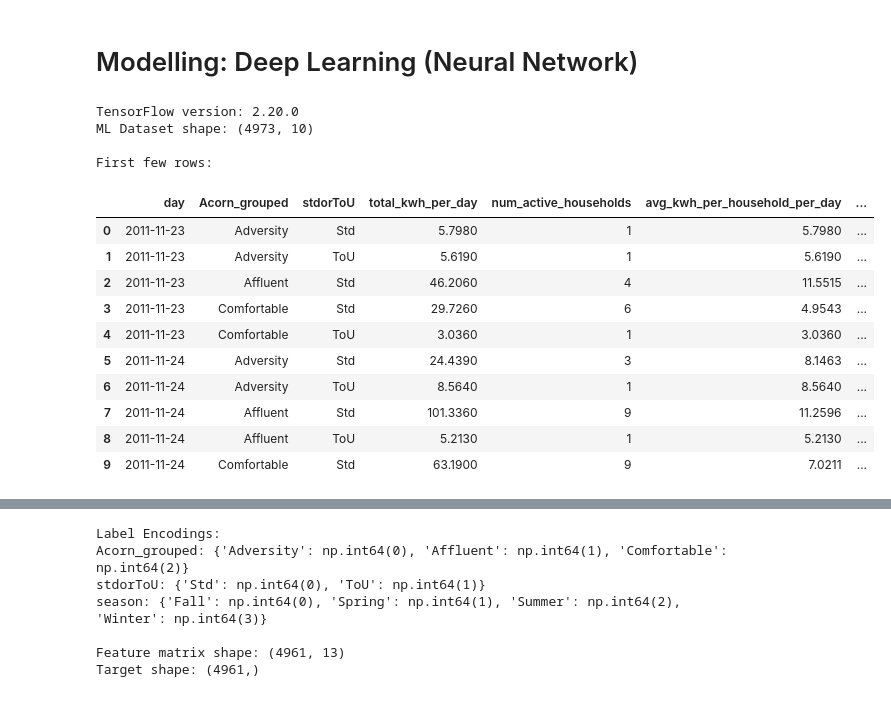
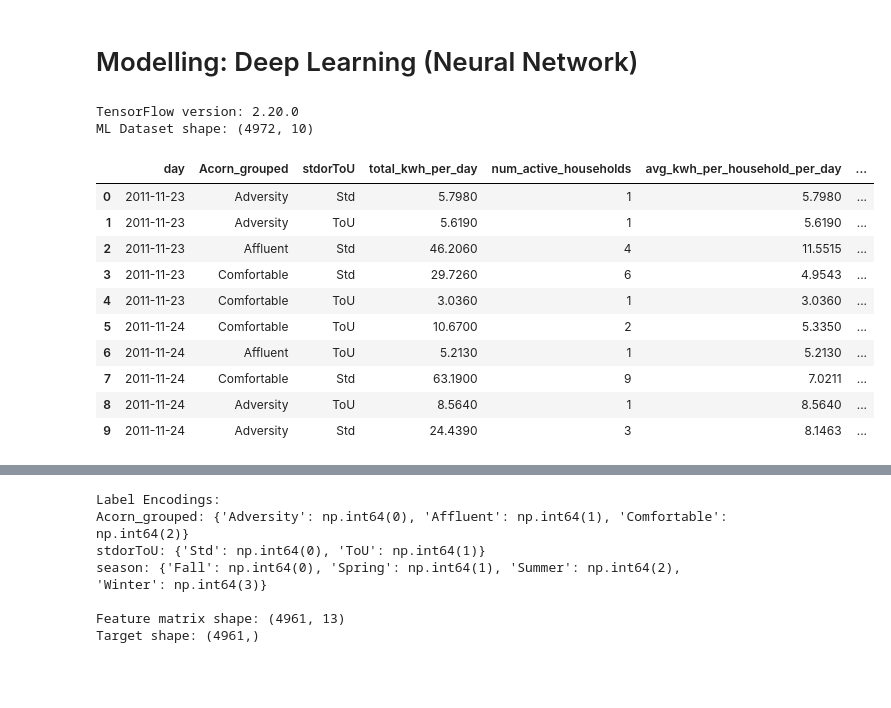
Before and after one commit to MaximeBoulat/TeamProject-530, a Jupyter notebook: Notebooks/Smart_meters_in_London.ipynb, the cells around one changed output, grey strips where cells are left out. Drawn from its saved outputs; the diff is of its cells as text; code cells hidden in the pictures.

Commit message:
modeling updates before reviewing Max branch

```diff
--- a/Notebooks/Smart_meters_in_London.ipynb
+++ b/Notebooks/Smart_meters_in_London.ipynb
@@ -1288,7 +1288,11 @@ plt.show()
 # %% [markdown]
 # Modelling: Deep Learning (Neural Network)
 # %%
-# STEP ML-1: Create Dataset for Neural Network (with separate Acorn_grouped and stdorToU)
+# ======================================================
+# STEP ML-1: Create Dataset for Neural Network
+# Purpose: Tabular dataset for dashboard-level modeling
+# (ToU effectiveness / policy insight model)
+# ======================================================
 
 import tensorflow as tf
 from tensorflow import keras
@@ -1298,18 +1302,27 @@ from sklearn.preprocessing import StandardScaler, LabelEncoder
 
 print("TensorFlow version:", tf.__version__)
 
-# Start fresh: merge daily energy with household information
+# ------------------------------------------------------
+# Merge daily energy with household information
+# ------------------------------------------------------
+
 daily_ml = daily.merge(
     households[["LCLid", "Acorn_grouped", "stdorToU"]],
     on="LCLid",
     how="left"
 )
 
-# Remove non-informative ACORN categories
+# ------------------------------------------------------
+# Keep only valid ACORN categories
+# ------------------------------------------------------
+
 valid_acorn_groups = ["Adversity", "Comfortable", "Affluent"]
 daily_ml = daily_ml[daily_ml["Acorn_grouped"].isin(valid_acorn_groups)]
 
-# Aggregate by day, Acorn_grouped, and stdorToU separately (not combined)
+# ------------------------------------------------------
+# Aggregate by day + demographic + tariff
+# ------------------------------------------------------
+
 ml_dataset = (
     daily_ml
     .groupby(["day", "Acorn_grouped", "stdorToU"])
@@ -1320,52 +1333,61 @@ ml_dataset = (
     .reset_index()
 )
 
+# ------------------------------------------------------
 # Calculate normalized consumption
+# ------------------------------------------------------
+
 ml_dataset["avg_kwh_per_household_per_day"] = (
     ml_dataset["total_kwh_per_day"] / ml_dataset["num_active_households"]
 )
 
-# Ensure day is datetime
+# ------------------------------------------------------
+# Temporal features
+# ------------------------------------------------------
+
 ml_dataset["day"] = pd.to_datetime(ml_dataset["day"])
-
-# Add temporal features
 ml_dataset["year"] = ml_dataset["day"].dt.year
 ml_dataset["month"] = ml_dataset["day"].dt.month
 ml_dataset["day_of_week"] = ml_dataset["day"].dt.dayofweek
 
-# Map season
 def get_season(month):
     if month in [12, 1, 2]:
         return "Winter"
     elif month in [3, 4, 5]:
         return "Spring"
     elif month in [6, 7, 8]:
         return "Summer"
     else:
         return "Fall"
 
 ml_dataset["season"] = ml_dataset["month"].apply(get_season)
 
-# remove last row (abnormal data)
-daily_complete = ml_dataset.iloc[:-1]
+# ------------------------------------------------------
+# Remove abnormal last row (data artifact)
+# ------------------------------------------------------
+
+ml_dataset = ml_dataset.iloc[:-1]
+
+# ------------------------------------------------------
+# Ensure chronological order
+# ------------------------------------------------------
+
+ml_dataset = ml_dataset.sort_values("day").reset_index(drop=True)
 
 print("ML Dataset shape:", ml_dataset.shape)
-print("\nFirst few rows:")
 display(ml_dataset.head(10))
 # %% [output]
 TensorFlow version: 2.20.0
-ML Dataset shape: (4973, 10)
-
-First few rows:
+ML Dataset shape: (4972, 10)
 |  | day | Acorn_grouped | stdorToU | total_kwh_per_day | num_active_households | avg_kwh_per_household_per_day | ... |
 | 0 | 2011-11-23 | Adversity | Std | 5.7980 | 1 | 5.7980 | ... |
 | 1 | 2011-11-23 | Adversity | ToU | 5.6190 | 1 | 5.6190 | ... |
 | 2 | 2011-11-23 | Affluent | Std | 46.2060 | 4 | 11.5515 | ... |
 | 3 | 2011-11-23 | Comfortable | Std | 29.7260 | 6 | 4.9543 | ... |
 | 4 | 2011-11-23 | Comfortable | ToU | 3.0360 | 1 | 3.0360 | ... |
-| 5 | 2011-11-24 | Adversity | Std | 24.4390 | 3 | 8.1463 | ... |
-| 6 | 2011-11-24 | Adversity | ToU | 8.5640 | 1 | 8.5640 | ... |
-| 7 | 2011-11-24 | Affluent | Std | 101.3360 | 9 | 11.2596 | ... |
-| 8 | 2011-11-24 | Affluent | ToU | 5.2130 | 1 | 5.2130 | ... |
-| 9 | 2011-11-24 | Comfortable | Std | 63.1900 | 9 | 7.0211 | ... |
+| 5 | 2011-11-24 | Comfortable | ToU | 10.6700 | 2 | 5.3350 | ... |
+| 6 | 2011-11-24 | Affluent | ToU | 5.2130 | 1 | 5.2130 | ... |
+| 7 | 2011-11-24 | Comfortable | Std | 63.1900 | 9 | 7.0211 | ... |
+| 8 | 2011-11-24 | Adversity | ToU | 8.5640 | 1 | 8.5640 | ... |
+| 9 | 2011-11-24 | Adversity | Std | 24.4390 | 3 | 8.1463 | ... |
 # %%
```
Also changed, not shown: parts of 23 cells of this notebook.
